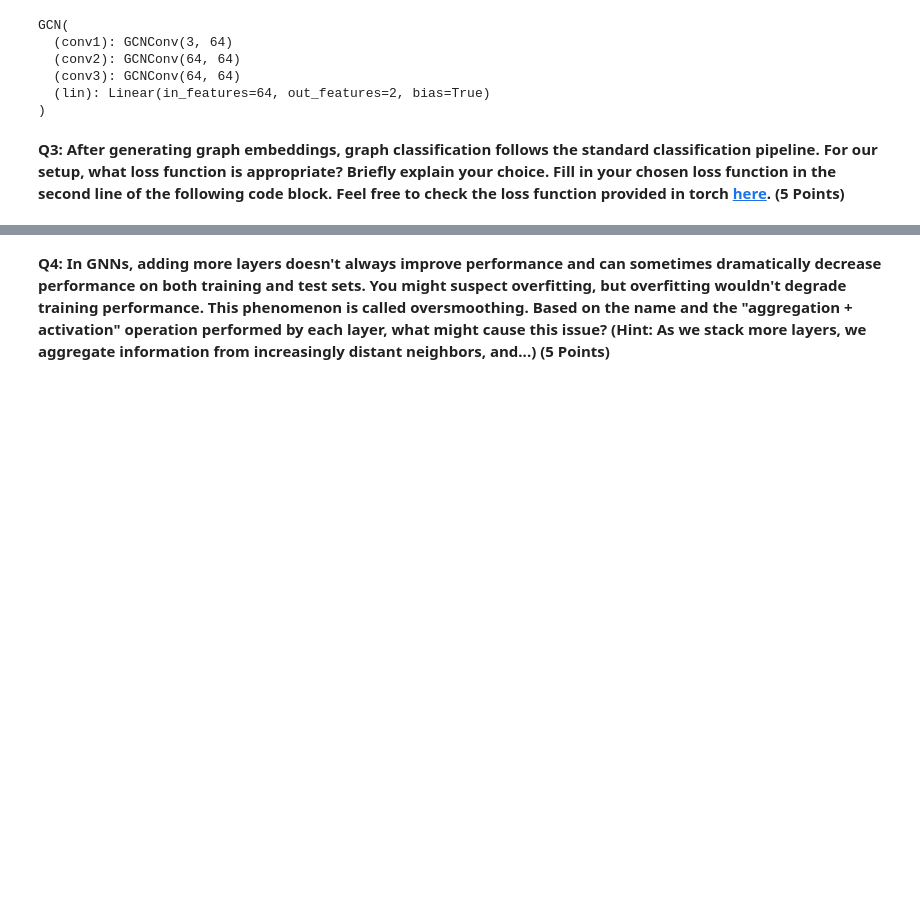
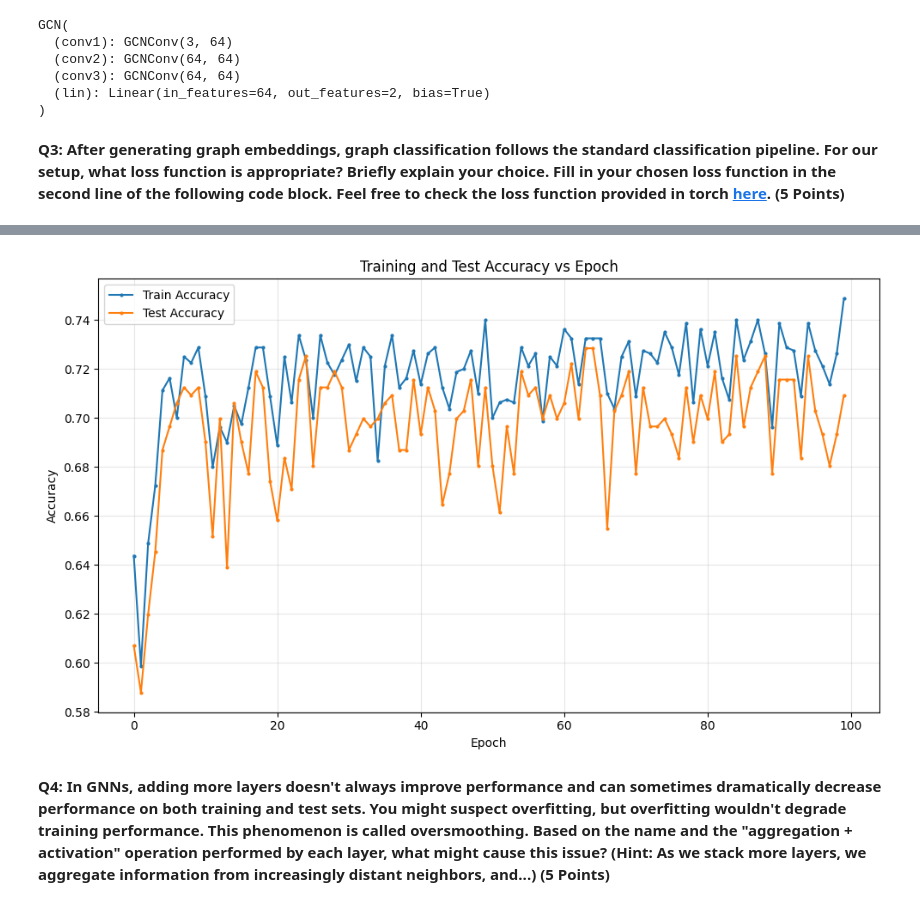
Before and after one commit to yxyang0820/SDS365_Assignments, a Jupyter notebook: assignments/assn4/assn4.ipynb, the cells around one changed output, grey strips where cells are left out. Cells and saved outputs as stored; diff of their text form; code cells hidden in the pictures; blank space fills up the shorter version.

```diff
--- a/assignments/assn4/assn4.ipynb
+++ b/assignments/assn4/assn4.ipynb
@@ -627,6 +629,14 @@ class GCN(torch.nn.Module):
         # write your code here: how do we do GCN operation for the second and third layer
         # approximately 4 lines of code (aggregation + activation)
 
+        # 2nd GCN layer
+        x = self.conv2(x, edge_index)
+        x = x.relu()
+
+        # 3rd GCN layer
+        x = self.conv3(x, edge_index)
+        x = x.relu()
+
         #############################
 
         # 2. Pooling layer
@@ -652,7 +662,7 @@ GCN(
 # %%
 optimizer = torch.optim.Adam(model.parameters(), lr=0.01)
  ## fill in your loss function here
-criterion = ############
+criterion = torch.nn.CrossEntropyLoss()
 
 def train():
     model.train()
@@ -701,2 +727,3 @@ SyntaxError: invalid syntax (ipython-input-1543865618.py, line 3)
+[figure, added]
 # %% [markdown]
 **Q4:  In GNNs, adding more layers doesn't always improve performance and can sometimes dramatically decrease performance on both training and test sets. You might suspect overfitting, but overfitting wouldn't degrade training performance. This phenomenon is called oversmoothing. Based on the name and the "aggregation + activation" operation performed by each layer, what might cause this issue? (Hint: As we stack more layers, we aggregate information from increasingly distant neighbors, and...) (5 Points)**
```
Also changed, not shown: parts of 5 cells of this notebook.
